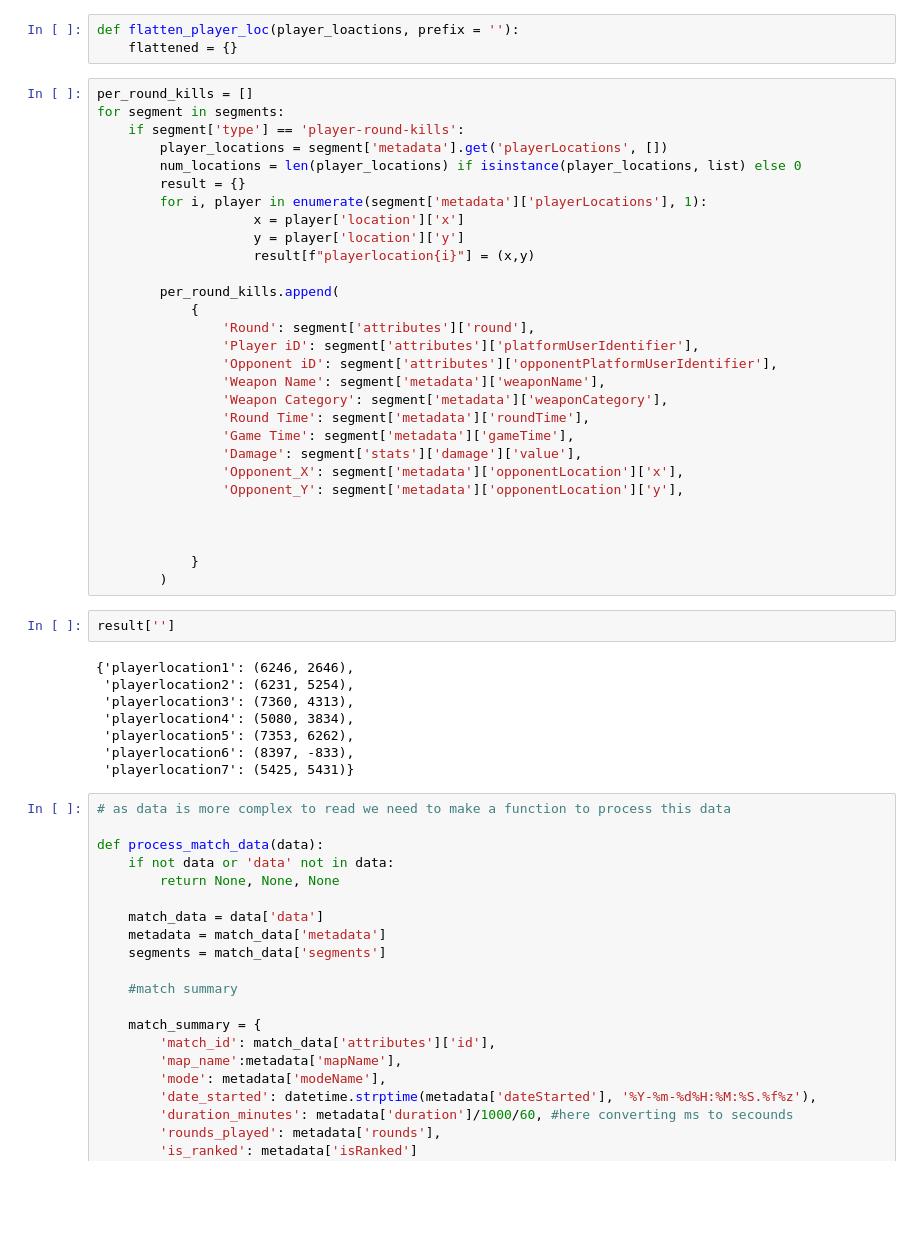
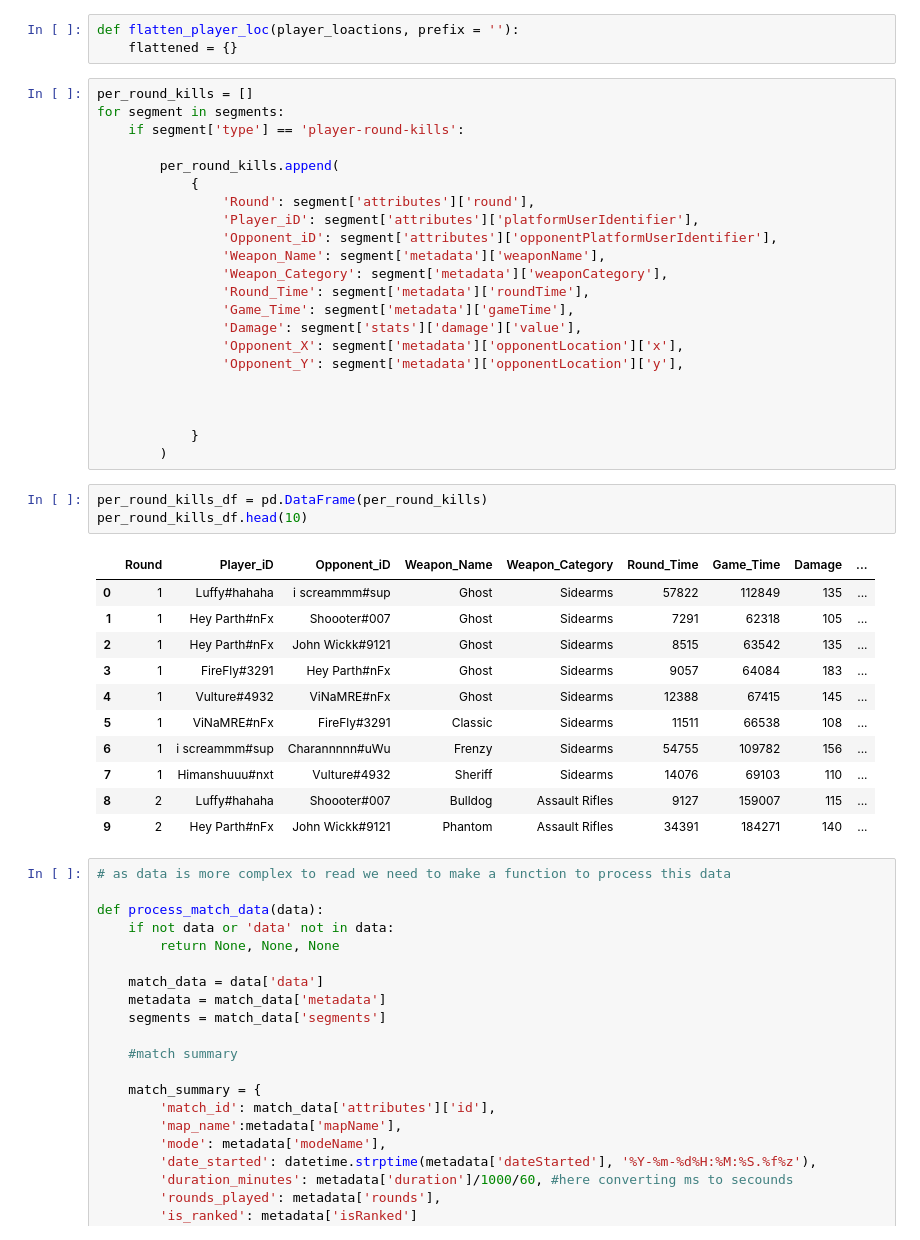
Before and after one commit to Vinnamre/Proj-X, a Jupyter notebook: match_analysis.ipynb, the cells around one changed output. Saved outputs shown, nothing was run; the diff lists cells and outputs as text; blank space fills up the shorter version.

Commit message:
opponent locations

```diff
--- a/match_analysis.ipynb
+++ b/match_analysis.ipynb
@@ -482,23 +482,16 @@ def flatten_player_loc(player_loactions, prefix = ''):
 per_round_kills = []
 for segment in segments:
     if segment['type'] == 'player-round-kills':
-        player_locations = segment['metadata'].get('playerLocations', [])
-        num_locations = len(player_locations) if isinstance(player_locations, list) else 0
-        result = {}
-        for i, player in enumerate(segment['metadata']['playerLocations'], 1):
-                    x = player['location']['x']
-                    y = player['location']['y']
-                    result[f"playerlocation{i}"] = (x,y)
 
         per_round_kills.append(
             {
                 'Round': segment['attributes']['round'],
-                'Player iD': segment['attributes']['platformUserIdentifier'],
-                'Opponent iD': segment['attributes']['opponentPlatformUserIdentifier'],
-                'Weapon Name': segment['metadata']['weaponName'],
-                'Weapon Category': segment['metadata']['weaponCategory'],
-                'Round Time': segment['metadata']['roundTime'],
-                'Game Time': segment['metadata']['gameTime'],
+                'Player_iD': segment['attributes']['platformUserIdentifier'],
+                'Opponent_iD': segment['attributes']['opponentPlatformUserIdentifier'],
+                'Weapon_Name': segment['metadata']['weaponName'],
+                'Weapon_Category': segment['metadata']['weaponCategory'],
+                'Round_Time': segment['metadata']['roundTime'],
+                'Game_Time': segment['metadata']['gameTime'],
                 'Damage': segment['stats']['damage']['value'],
                 'Opponent_X': segment['metadata']['opponentLocation']['x'],
                 'Opponent_Y': segment['metadata']['opponentLocation']['y'],
@@ -508,15 +501,20 @@ for segment in segments:
             }
         )
 # %%
-result['']
+per_round_kills_df = pd.DataFrame(per_round_kills)
+per_round_kills_df.head(10)
 # %% [output]
-{'playerlocation1': (6246, 2646),
- 'playerlocation2': (6231, 5254),
- 'playerlocation3': (7360, 4313),
- 'playerlocation4': (5080, 3834),
- 'playerlocation5': (7353, 6262),
- 'playerlocation6': (8397, -833),
- 'playerlocation7': (5425, 5431)}
+|  | Round | Player_iD | Opponent_iD | Weapon_Name | Weapon_Category | Round_Time | Game_Time | Damage | ... |
+| 0 | 1 | Luffy#hahaha | i screammm#sup | Ghost | Sidearms | 57822 | 112849 | 135 | ... |
+| 1 | 1 | Hey Parth#nFx | Shoooter#007 | Ghost | Sidearms | 7291 | 62318 | 105 | ... |
+| 2 | 1 | Hey Parth#nFx | John Wickk#9121 | Ghost | Sidearms | 8515 | 63542 | 135 | ... |
+| 3 | 1 | FireFly#3291 | Hey Parth#nFx | Ghost | Sidearms | 9057 | 64084 | 183 | ... |
+| 4 | 1 | Vulture#4932 | ViNaMRE#nFx | Ghost | Sidearms | 12388 | 67415 | 145 | ... |
+| 5 | 1 | ViNaMRE#nFx | FireFly#3291 | Classic | Sidearms | 11511 | 66538 | 108 | ... |
+| 6 | 1 | i screammm#sup | Charannnnn#uWu | Frenzy | Sidearms | 54755 | 109782 | 156 | ... |
+| 7 | 1 | Himanshuuu#nxt | Vulture#4932 | Sheriff | Sidearms | 14076 | 69103 | 110 | ... |
+| 8 | 2 | Luffy#hahaha | Shoooter#007 | Bulldog | Assault Rifles | 9127 | 159007 | 115 | ... |
+| 9 | 2 | Hey Parth#nFx | John Wickk#9121 | Phantom | Assault Rifles | 34391 | 184271 | 140 | ... |
 # %%
 # as data is more complex to read we need to make a function to process this data
 
```
